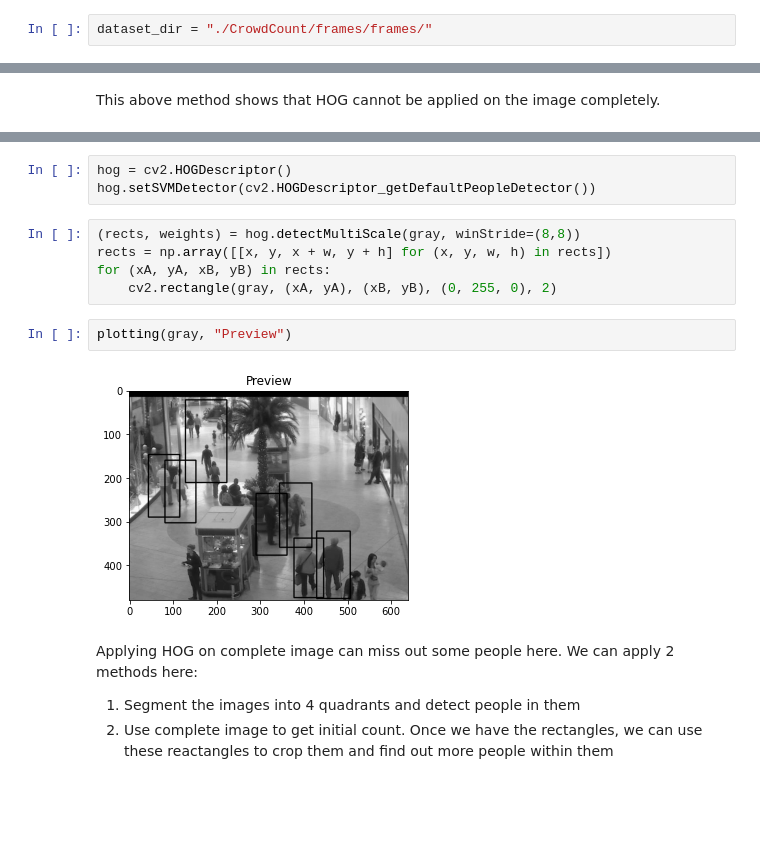
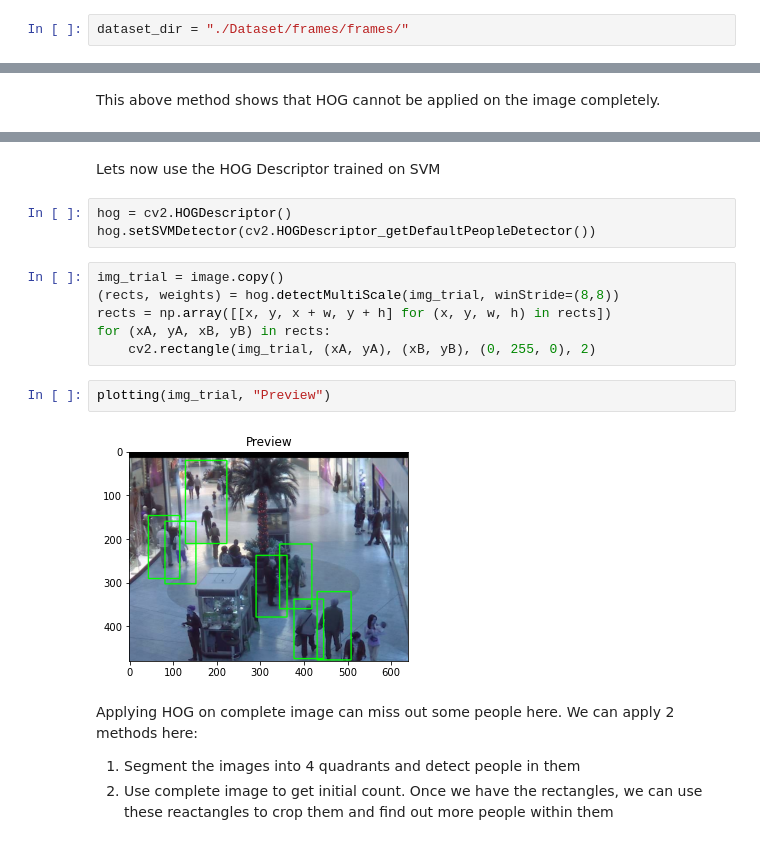
Before and after one commit to Mayank-Gupta1805/Object-People-Detection, a Jupyter notebook: HOG.ipynb, the cells around one changed output, grey strips where cells are left out. Saved outputs shown, nothing was run; the diff lists cells and outputs as text; blank space fills up the shorter version.

```diff
--- a/HOG.ipynb
+++ b/HOG.ipynb
@@ -10,7 +10,7 @@ from utils import plotting, get_segments
 %load_ext autoreload
 %autoreload 2
 # %%
-dataset_dir = "./CrowdCount/frames/frames/"
+dataset_dir = "./Dataset/frames/frames/"
 # %%
 files = os.listdir(dataset_dir)
 # %% [markdown]
@@ -57,15 +83,18 @@ This above method shows that HOG cannot be applied on the image completely.
+# %% [markdown]
+Lets now use the HOG Descriptor trained on SVM
 # %%
 hog = cv2.HOGDescriptor()
 hog.setSVMDetector(cv2.HOGDescriptor_getDefaultPeopleDetector())
 # %%
-(rects, weights) = hog.detectMultiScale(gray, winStride=(8,8))
+img_trial = image.copy()
+(rects, weights) = hog.detectMultiScale(img_trial, winStride=(8,8))
 rects = np.array([[x, y, x + w, y + h] for (x, y, w, h) in rects])
 for (xA, yA, xB, yB) in rects:
-    cv2.rectangle(gray, (xA, yA), (xB, yB), (0, 255, 0), 2)
+    cv2.rectangle(img_trial, (xA, yA), (xB, yB), (0, 255, 0), 2)
 # %%
-plotting(gray, "Preview")
+plotting(img_trial, "Preview")
 # %% [output]
-[figure, old version]
+[figure, new version]
 # %% [markdown]
 Applying HOG on complete image can miss out some people here.
 We can apply 2 methods here:
```
Also changed, not shown: parts of 7 cells of this notebook, 1 other file.
